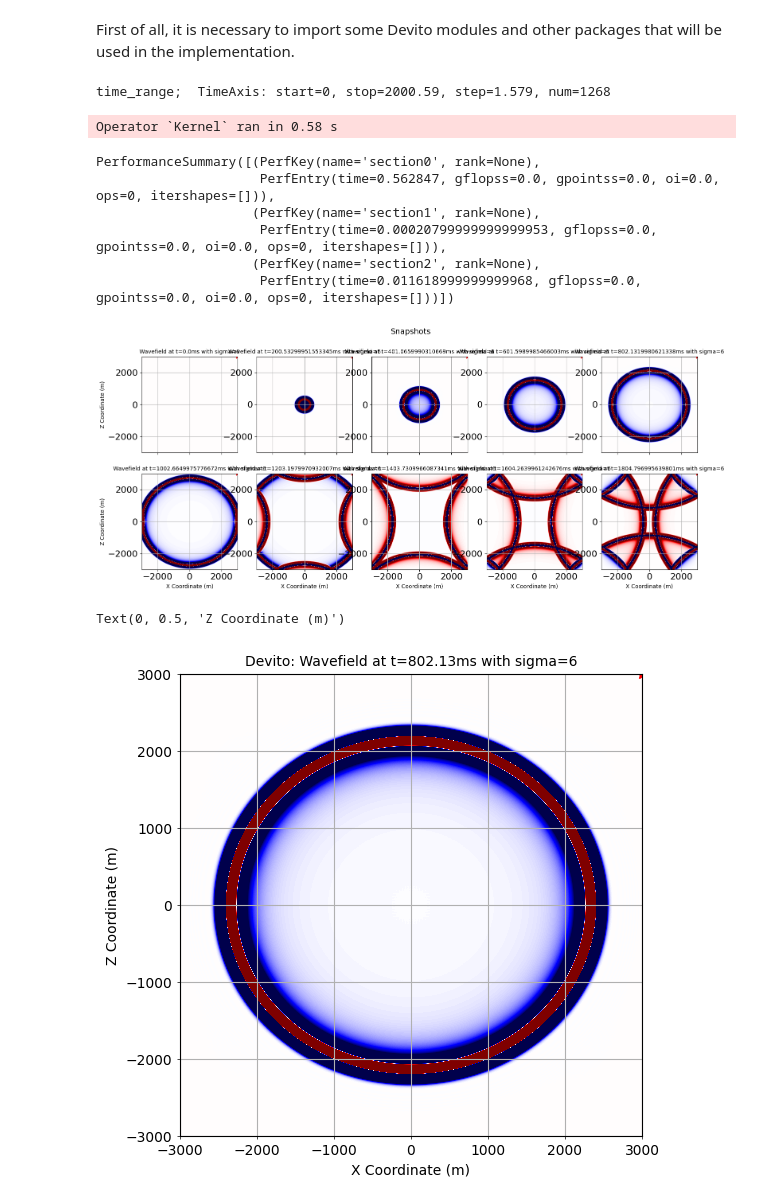
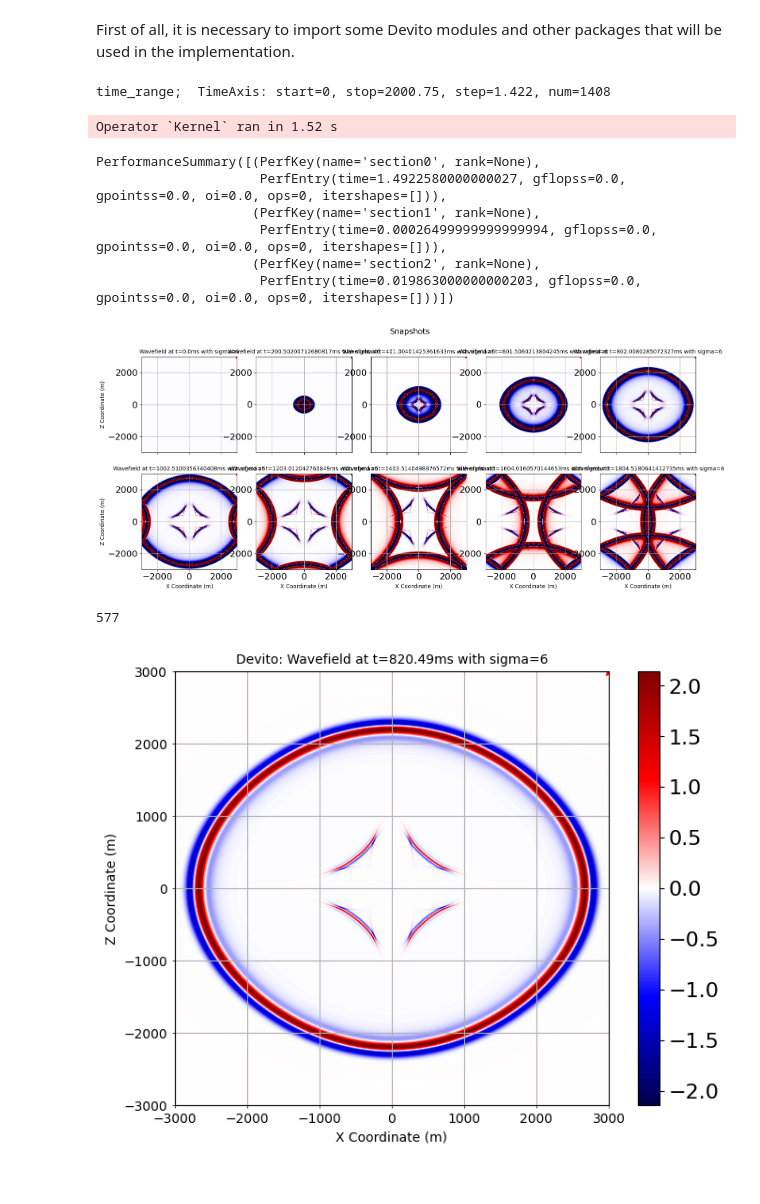
Before and after one commit to Bertbk/geos-python, a Jupyter notebook: vti-fletcher.ipynb, the cells around one changed output. Drawn from its saved outputs; the diff is of its cells as text; code cells hidden in the pictures.

```diff
--- a/vti-fletcher.ipynb
+++ b/vti-fletcher.ipynb
@@ -29,7 +29,7 @@ torder=2
 # # model.update('theta', np.ones(shape)*(45.*(np.pi/180.))) # radians
 # model.update('theta', 0) # radians
 vp = 3
-eps =0.1#24
+eps =0.24
 delt=0.1
 #sigma = (vp*vp)/(vs*vs)*(epsilon - delta)
 sigma = 6#float('inf')
@@ -58,7 +58,7 @@ dt = model.critical_dt
 time_range = TimeAxis(start=t0,stop=tn,step=dt)
 print("time_range; ", time_range)
 # %% [output]
-time_range;  TimeAxis: start=0, stop=2000.59, step=1.579, num=1268
+time_range;  TimeAxis: start=0, stop=2000.75, step=1.422, num=1408
 # %%
 # NBVAL_IGNORE_OUTPUT
 
@@ -118,13 +118,13 @@ optime(time=time_range.num-2, dt=model.critical_dt)
 # #    oppres(time_M = niter_poisson)
 #     psave[step,:,:]=p.data[(step+1)%3,:,:]
 # %% [output]
-Operator `Kernel` ran in 0.58 s
+Operator `Kernel` ran in 1.52 s
 PerformanceSummary([(PerfKey(name='section0', rank=None),
-                     PerfEntry(time=0.562847, gflopss=0.0, gpointss=0.0, oi=0.0, ops=0, itershapes=[])),
+                     PerfEntry(time=1.4922580000000027, gflopss=0.0, gpointss=0.0, oi=0.0, ops=0, itershapes=[])),
                     (PerfKey(name='section1', rank=None),
-                     PerfEntry(time=0.00020799999999999953, gflopss=0.0, gpointss=0.0, oi=0.0, ops=0, itershapes=[])),
+                     PerfEntry(time=0.00026499999999999994, gflopss=0.0, gpointss=0.0, oi=0.0, ops=0, itershapes=[])),
                     (PerfKey(name='section2', rank=None),
-                     PerfEntry(time=0.011618999999999968, gflopss=0.0, gpointss=0.0, oi=0.0, ops=0, itershapes=[]))])
+                     PerfEntry(time=0.019863000000000203, gflopss=0.0, gpointss=0.0, oi=0.0, ops=0, itershapes=[]))])
 # %%
 # Some useful definitions for plotting if nbl is set to any other value than zero
 nxpad,nzpad = shape[0] + 2 * nbl, shape[1] + 2 * nbl
@@ -161,19 +161,28 @@ for ax in axes[1, :]:
 for ax in axes[:, 0]:
     ax.set_ylabel("Z Coordinate (m)",fontsize=10)
 # %% [output]
-[figure, old version]
+[figure, new version]
 # %%
+time_target = 820
+it = int(time_target/dt) + 1
+time = it*dt
+print(str(it))
+amax1 = 0.05 * np.max(np.abs(p.data[it,:,:]))
+amax2=np.percentile(np.abs(p.data[it,::]), 99.5)
+
 fig, ax = plt.subplots(1)
-it =4*factor
-ax.imshow(np.transpose(p.data[it,:,:]), cmap="seismic",
-            vmin=-amax, vmax=+amax, extent=plt_extent)
+pos = ax.imshow(np.transpose(p.data[it,:,:]), cmap="seismic",
+            vmin=-amax2, vmax=+amax2, extent=plt_extent)
 ax.plot(model.domain_size[0]* .5, model.domain_size[1]* .5, \
         'red', linestyle='None', marker='*', markersize=8, label="Source")
 ax.grid()
 ax.tick_params('both', length=2, width=0.5, which='major',labelsize=10)
-ax.set_title("Devito: Wavefield at t="+str(format(it*dt, '.2f'))+"ms with sigma="+str(sigma),fontsize=10)
+ax.set_title("Devito: Wavefield at t="+str(format(time, '.2f'))+"ms with sigma="+str(sigma),fontsize=10)
 ax.set_xlabel("X Coordinate (m)",fontsize=10)
 ax.set_ylabel("Z Coordinate (m)",fontsize=10)
+fig.colorbar(pos, ax=ax)
+
+fig.savefig("devito-fletcher-sigma"+str(sigma)+".png")
 # %% [output]
-Text(0, 0.5, 'Z Coordinate (m)')
+577
-[figure, old version]
+[figure, new version]
```
Also changed, not shown: 1 other file.
